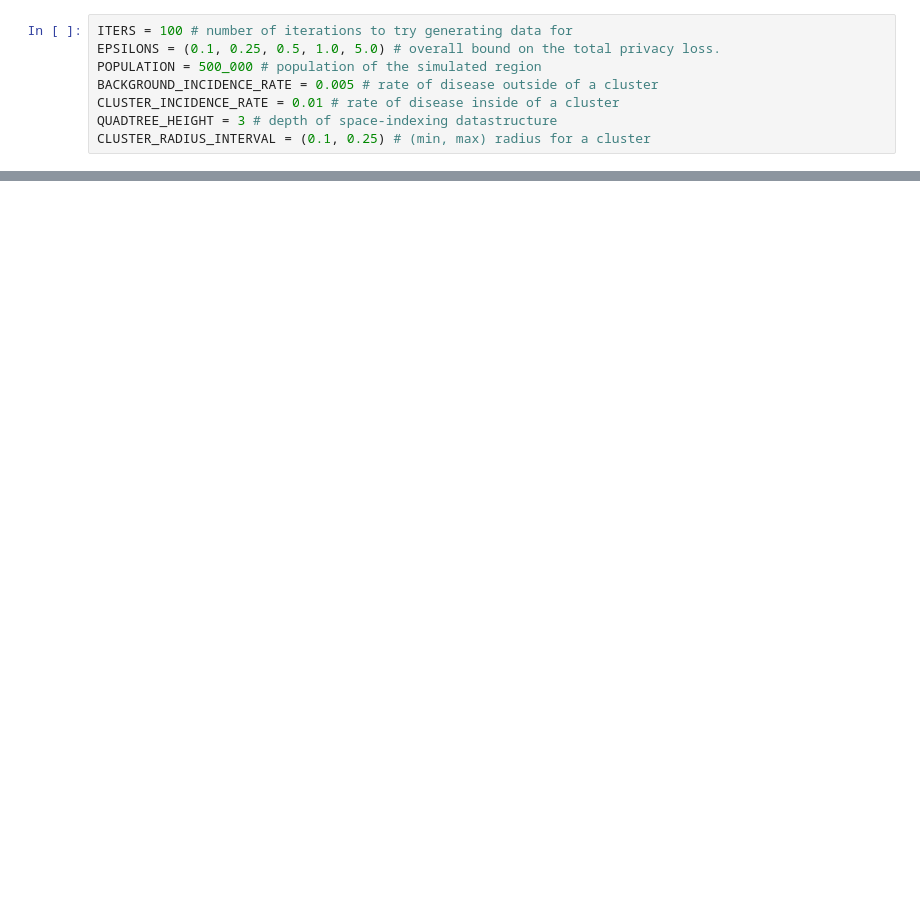
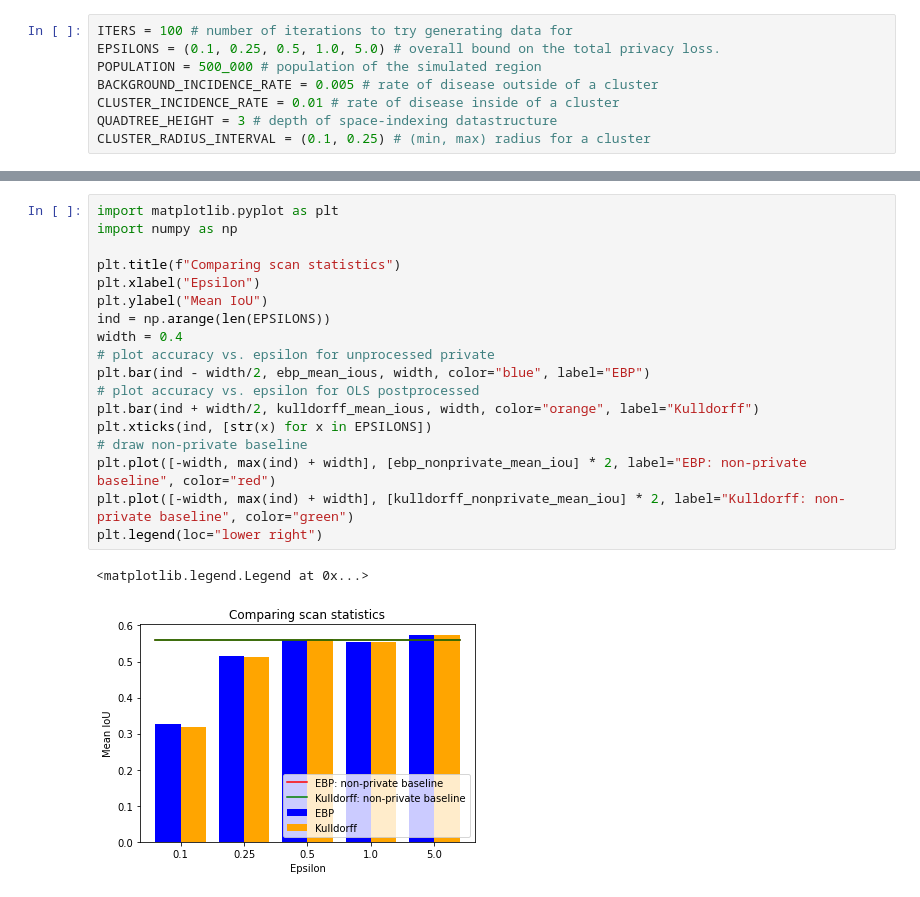
Before and after one commit to uva-dp-spatial-cluster-detection/dp-spatial-decompositions, a Jupyter notebook: benchmark_accuracy.ipynb, the cells around one changed output, grey strips where cells are left out. Saved outputs shown, nothing was run; the diff lists cells and outputs as text; blank space fills up the shorter version.

```diff
--- a/benchmark_accuracy.ipynb
+++ b/benchmark_accuracy.ipynb
@@ -96,0 +270,21 @@ plt.legend(loc="lower right")
+# %%
+import matplotlib.pyplot as plt
+import numpy as np
+
+plt.title(f"Comparing scan statistics")
+plt.xlabel("Epsilon")
+plt.ylabel("Mean IoU")
+ind = np.arange(len(EPSILONS))
+width = 0.4
+# plot accuracy vs. epsilon for unprocessed private
+plt.bar(ind - width/2, ebp_mean_ious, width, color="blue", label="EBP")
+# plot accuracy vs. epsilon for OLS postprocessed
+plt.bar(ind + width/2, kulldorff_mean_ious, width, color="orange", label="Kulldorff")
+plt.xticks(ind, [str(x) for x in EPSILONS])
+# draw non-private baseline
+plt.plot([-width, max(ind) + width], [ebp_nonprivate_mean_iou] * 2, label="EBP: non-private baseline", color="red")
+plt.plot([-width, max(ind) + width], [kulldorff_nonprivate_mean_iou] * 2, label="Kulldorff: non-private baseline", color="green")
+plt.legend(loc="lower right")
+# %% [output]
+<matplotlib.legend.Legend at 0x...>
+[figure, added]
```
Also changed, not shown: parts of 9 cells of this notebook, 1 other file.
